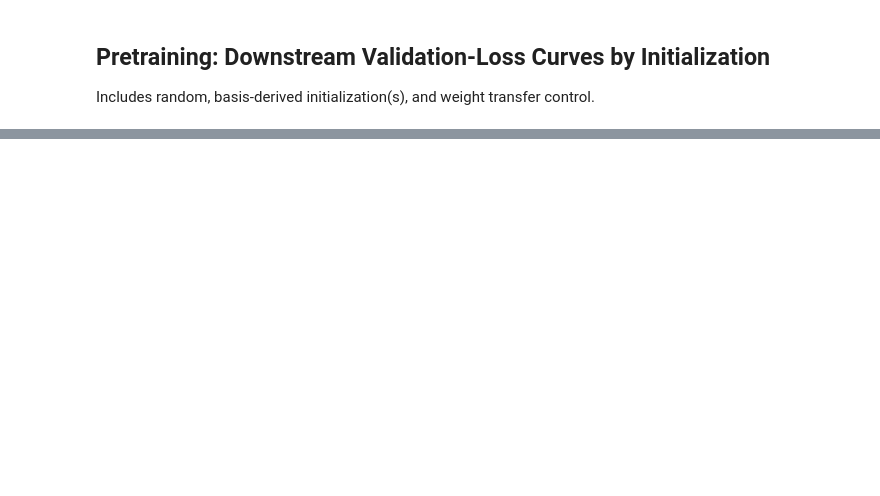
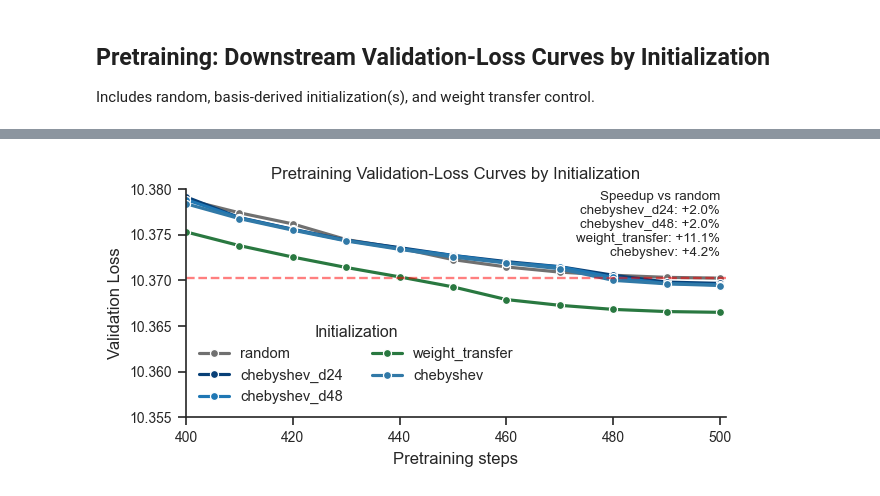
Before and after one commit to jopetty/platonic-init, a Jupyter notebook: output/jupyter-notebook/platonic-experiment-overview-template.ipynb, the cells around one changed output, grey strips where cells are left out. Drawn from its saved outputs; the diff is of its cells as text; code cells hidden in the pictures; blank space fills up the shorter version.

```diff
--- a/output/jupyter-notebook/platonic-experiment-overview-template.ipynb
+++ b/output/jupyter-notebook/platonic-experiment-overview-template.ipynb
@@ -224,0 +243,89 @@ plt.show()
+# %%
+preferred_order = ['random']
+preferred_order.extend(payload.get('fit_names', []))
+if 'weight_transfer' in set(curve_df['init']):
+    preferred_order.append('weight_transfer')
+
+available = [x for x in preferred_order if x in set(curve_df['init'])]
+remaining = sorted([x for x in set(curve_df['init']) if x not in available])
+hue_order = available + remaining
+
+fig = plt.figure(figsize=(aes.PAPER_WIDTH_IN, aes.FIG_HEIGHT_DOUBLE_ROW_IN))
+
+with sns.plotting_context('paper', font_scale=1, rc=aes.rcs):
+    ax = fig.add_subplot(1, 1, 1)
+    palette = aes.make_init_palette(hue_order)
+    sns.lineplot(
+        data=curve_df,
+        x='step',
+        y='eval_loss',
+        hue='init',
+        hue_order=hue_order,
+        palette=palette,
+        marker='o',
+        linewidth=1.9,
+        ax=ax,
+    )
+
+    random_curve = curve_df[curve_df['init'] == 'random'].sort_values('step')
+    speed_lines = []
+    if not random_curve.empty:
+        random_final_loss = float(random_curve.iloc[-1]['eval_loss'])
+        ax.axhline(random_final_loss, color='red', alpha=0.5, linewidth=1.4, linestyle='--')
+
+        random_hit = random_curve[random_curve['eval_loss'] <= random_final_loss]
+        random_steps_to_target = float(random_hit.iloc[0]['step']) if not random_hit.empty else float(random_curve.iloc[-1]['step'])
+
+        for init_name in hue_order:
+            if init_name == 'random':
+                continue
+            c = curve_df[curve_df['init'] == init_name].sort_values('step')
+            if c.empty:
+                speed_lines.append(f'{init_name}: n/a')
+                continue
+            hit = c[c['eval_loss'] <= random_final_loss]
+            if hit.empty:
+                speed_lines.append(f'{init_name}: n/a')
+                continue
+            steps_to_target = float(hit.iloc[0]['step'])
+            if steps_to_target <= 0:
+                speed_lines.append(f'{init_name}: n/a')
+                continue
+            speedup_pct = (random_steps_to_target / steps_to_target - 1.0) * 100.0
+            speed_lines.append(f'{init_name}: {speedup_pct:+.1f}%')
+
+    if speed_lines:
+        ax.text(
+            0.99,
+            0.99,
+            'Speedup vs random\n' + '\n'.join(speed_lines),
+            transform=ax.transAxes,
+            ha='right',
+            va='top',
+            fontsize=8,
+            bbox=dict(facecolor='white', edgecolor='none', alpha=0.85),
+        )
+
+    x_min = float(curve_df['step'].min())
+    x_max = float(curve_df['step'].max())
+    y_min = float(curve_df['eval_loss'].min())
+    y_max = float(curve_df['eval_loss'].max())
+    y_pad = max(0.01, (y_max - y_min) * 0.08)
+    ax.set_xlim(x_min, x_max)
+    ax.set_ylim(y_min - y_pad, y_max + y_pad)
+
+    ax.xaxis.set_major_formatter(aes.NICE_FORMATTER)
+    ax.spines['top'].set_visible(False)
+    ax.spines['right'].set_visible(False)
+    ax.set_title('Pretraining Validation-Loss Curves by Initialization')
+    ax.set_xlabel('Pretraining steps')
+    ax.set_ylabel('Validation Loss')
+    ax.legend(title='Initialization', loc='best', ncol=2, frameon=False)
+
+    ax.set_xlim(left=400, right=501)
+    ax.set_ylim(top=10.38, bottom=10.355)
+
+plt.tight_layout()
+plt.show()
+# %% [output]
+[figure, added]
```
Also changed, not shown: parts of 7 cells of this notebook, 5 other files.
